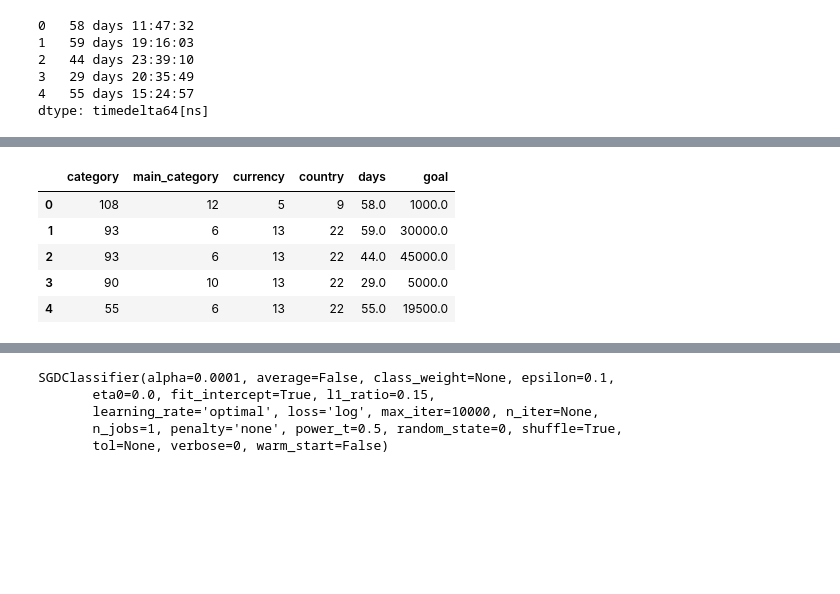
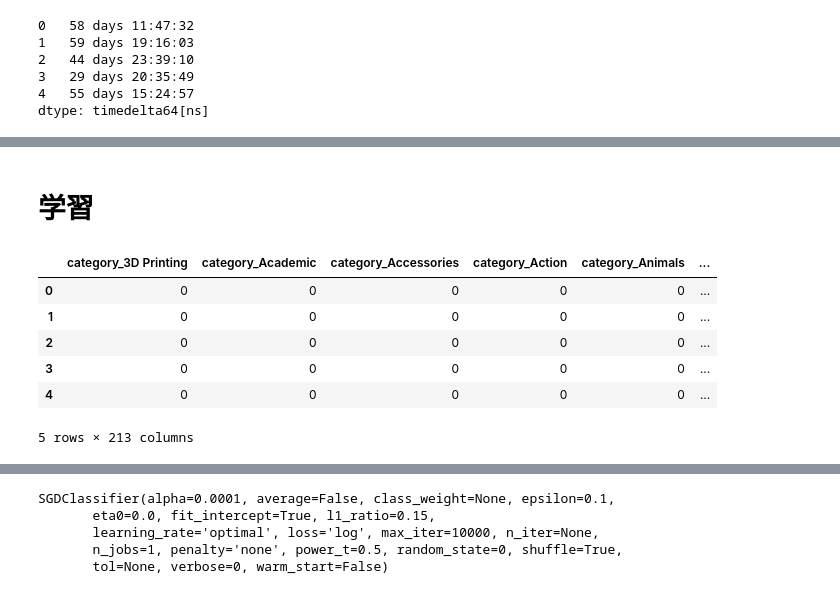
Before and after one commit to dychi/skillup-ai, a Jupyter notebook: kickstarter/Day1_work_山岡大地.ipynb, the cells around one changed output, grey strips where cells are left out. Drawn from its saved outputs; the diff is of its cells as text; code cells hidden in the pictures; blank space fills up the shorter version.

```diff
--- a/kickstarter/Day1_work_山岡大地.ipynb
+++ b/kickstarter/Day1_work_山岡大地.ipynb
@@ -113,11 +140,7 @@ df_obj.category.value_counts().plot(kind='bar', figsize=(20,5), fontsize=16)
 col_name = ['category', 'main_category', 'currency', 'country']
 col_date = ['deadline', 'launched']
-# %%
-# テキストを数字に変換
-df_cat = pd.DataFrame()
-for name in col_name:
-    df_cat[name] = df_obj[name].astype('category').cat.codes
 # %%
+df_cat = df_obj.loc[:,col_name]
 df_cat.head()
 # %% [output]
 |  | category | main_category | currency | country |
@@ -128,0 +152,3 @@ df_cat.head()
+# %%
+# one hot に変換
+df_one_hot = pd.get_dummies(df_cat.iloc[:,:])
@@ -143,5 +181,5 @@ df_days.head()
 4   55 days 15:24:57
 dtype: timedelta64[ns]
 # %%
-df_cat['days'] = df_days.astype('timedelta64[D]')
+df_one_hot['days'] = df_days.astype('timedelta64[D]')
 # %%
@@ -156,11 +224,14 @@ df_cat.head()
+# %% [markdown]
+# 学習
 # %%
-# goalを追加して説明変数の設計
-df_features = pd.concat([df_cat, df_num.goal], axis=1)
+# 特徴量設計済みのデータフレームを定義
+df_features = pd.concat([df_one_hot, y_bool], axis=1)
 df_features.head()
 # %% [output]
-|  | category | main_category | currency | country | days | goal |
-| 0 | 108 | 12 | 5 | 9 | 58.0 | 1000.0 |
-| 1 | 93 | 6 | 13 | 22 | 59.0 | 30000.0 |
-| 2 | 93 | 6 | 13 | 22 | 44.0 | 45000.0 |
-| 3 | 90 | 10 | 13 | 22 | 29.0 | 5000.0 |
-| 4 | 55 | 6 | 13 | 22 | 55.0 | 19500.0 |
+|  | category_3D Printing | category_Academic | category_Accessories | category_Action | category_Animals | ... |
+| 0 | 0 | 0 | 0 | 0 | 0 | ... |
+| 1 | 0 | 0 | 0 | 0 | 0 | ... |
+| 2 | 0 | 0 | 0 | 0 | 0 | ... |
+| 3 | 0 | 0 | 0 | 0 | 0 | ... |
+| 4 | 0 | 0 | 0 | 0 | 0 | ... |
+5 rows × 213 columns
```
Also changed, not shown: parts of 36 cells of this notebook.
